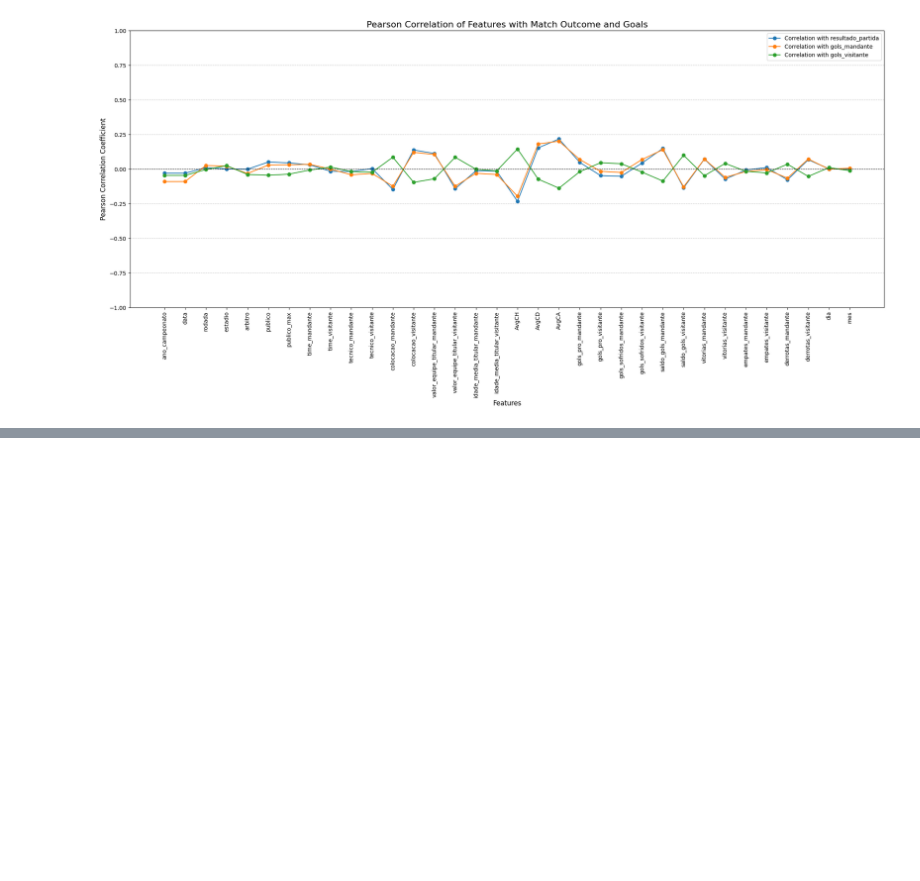
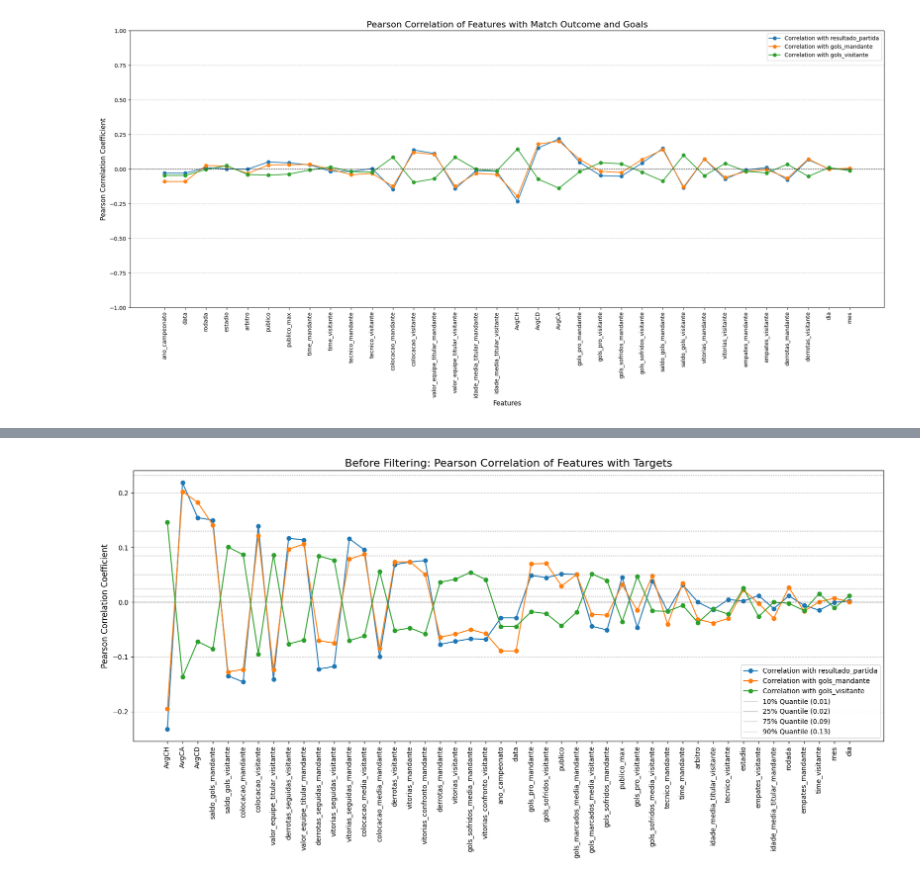
Before and after one commit to leandroassis/sportbet_model, a Jupyter notebook: data/feature_eng.ipynb, the cells around one changed output, grey strips where cells are left out. Cells and saved outputs as stored; diff of their text form; code cells hidden in the pictures; blank space fills up the shorter version.

```diff
--- a/data/feature_eng.ipynb
+++ b/data/feature_eng.ipynb
@@ -784,0 +915,33 @@ plt.show()
+# %%
+# Recalculate correlations to include the new features from the previous cell
+correlation_matrix = dataset.corr()
+correlations = correlation_matrix[target_cols]
+features_to_plot = correlations.drop(target_cols)
+
+# Plot correlations BEFORE removal
+plt.figure(figsize=(20, 16))
+plt.subplot(2, 1, 1)
+
+# Sort features by the mean absolute correlation for better visualization
+features_to_plot_sorted = features_to_plot.reindex(features_to_plot.abs().mean(axis=1).sort_values(ascending=False).index)
+
+for target in target_cols:
+    plt.plot(features_to_plot_sorted.index, features_to_plot_sorted[target], marker='o', linestyle='-', label=f'Correlation with {target}')
+
+plt.title('Before Filtering: Pearson Correlation of Features with Targets', fontsize=16)
+plt.ylabel('Pearson Correlation Coefficient', fontsize=12)
+plt.xticks(rotation=90)
+plt.axhline(0, color='black', linewidth=0.8, linestyle='--')
+
+# Add quantile lines
+quantiles = [0, 0.1, 0.25, 0.5, 0.75, 0.9, 1]
+for q in quantiles:
+    quantile_value = features_to_plot_sorted.stack().abs().quantile(q)
+    plt.axhline(y=quantile_value, color='grey', linestyle=':', linewidth=1,
+                label=f'{int(q*100)}% Quantile ({quantile_value:.2f})' if q in [0.1, 0.25, 0.75, 0.9] else None)
+
+
+plt.legend()
+plt.grid(axis='y', linestyle='--', alpha=0.7)
+# %% [output]
+[figure, added]
```
Also changed, not shown: parts of 4 cells of this notebook, 9 other files.
